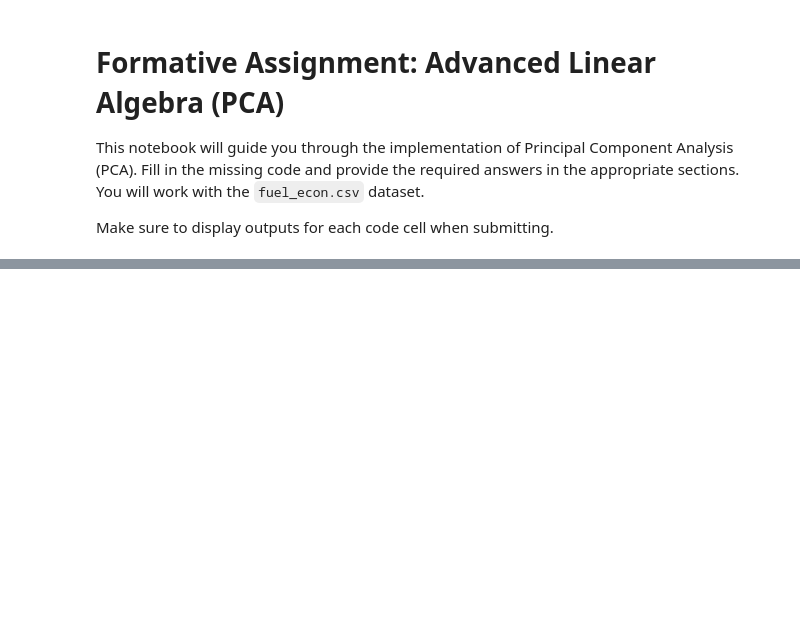
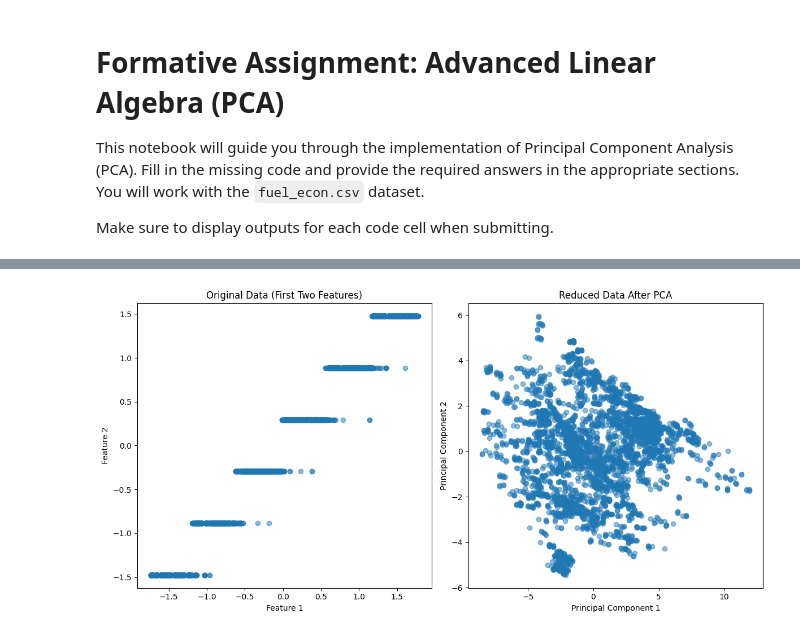
Before and after one commit to nellyiya/Formative---Principle-Component-Analysis, a Jupyter notebook: PCA_formative.ipynb, the cells around one changed output, grey strips where cells are left out. Saved outputs shown, nothing was run; the diff lists cells and outputs as text; code cells hidden in the pictures; blank space fills up the shorter version.

```diff
--- a/PCA_formative.ipynb
+++ b/PCA_formative.ipynb
@@ -188,0 +127,9 @@ plt.show()
+# %%
+# Perform eigendecomposition
+eigenvalues, eigenvectors = np.linalg.eig(cov_matrix)
+eigenvalues = np.real(eigenvalues)  # Ensure eigenvalues are real
+eigenvectors = np.real(eigenvectors)  # Ensure eigenvectors are real
+
+# Display eigenvalues and eigenvectors
+print("Eigenvalues:", eigenvalues)
+print("Eigenvectors:", eigenvectors)
@@ -188,0 +193,12 @@ plt.show()
+# %%
+# Calculate explained variance
+explained_variance = sorted_eigenvalues / np.sum(sorted_eigenvalues)
+cumulative_explained_variance = np.cumsum(explained_variance)
+
+# Display explained variance
+print("Explained Variance Ratios:", explained_variance)
+print("Cumulative Explained Variance:", cumulative_explained_variance)
+
+# Select the number of components to retain (e.g., 95% variance)
+num_components = np.argmax(cumulative_explained_variance >= 0.95) + 1
+print(f"Number of components to retain: {num_components}")
@@ -188,0 +256,22 @@ plt.show()
+# %%
+import matplotlib.pyplot as plt
+
+# Plot original data (first two features)
+plt.figure(figsize=(12, 6))
+plt.subplot(1, 2, 1)
+plt.scatter(standardized_data[:, 0], standardized_data[:, 1], alpha=0.5)
+plt.title('Original Data (First Two Features)')
+plt.xlabel('Feature 1')
+plt.ylabel('Feature 2')
+
+# Plot reduced data after PCA
+plt.subplot(1, 2, 2)
+plt.scatter(reduced_data[:, 0], reduced_data[:, 1], alpha=0.5)
+plt.title('Reduced Data After PCA')
+plt.xlabel('Principal Component 1')
+plt.ylabel('Principal Component 2')
+
+plt.tight_layout()
+plt.show()
+# %% [output]
+[figure, added]
```
Also changed, not shown: parts of 35 cells of this notebook.
